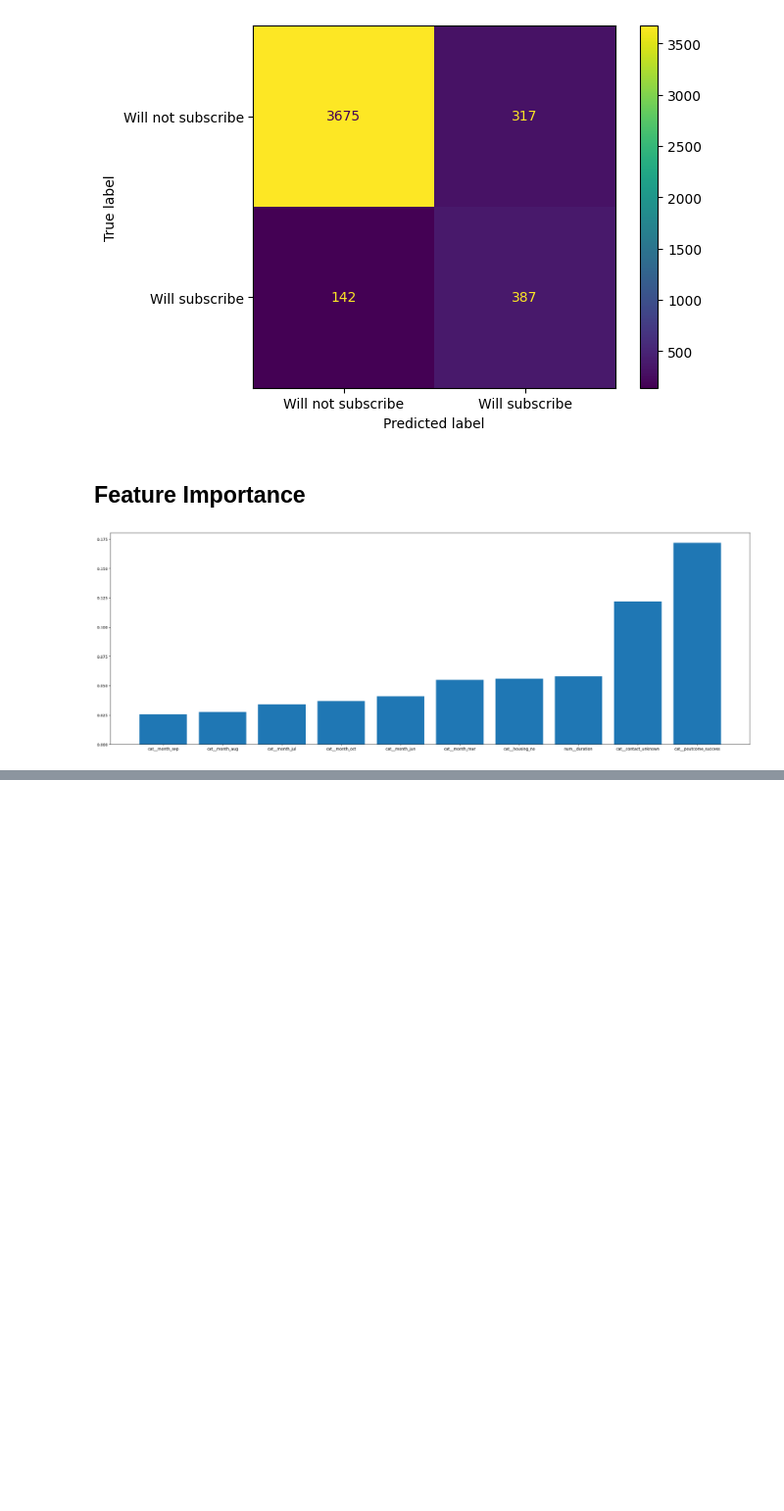
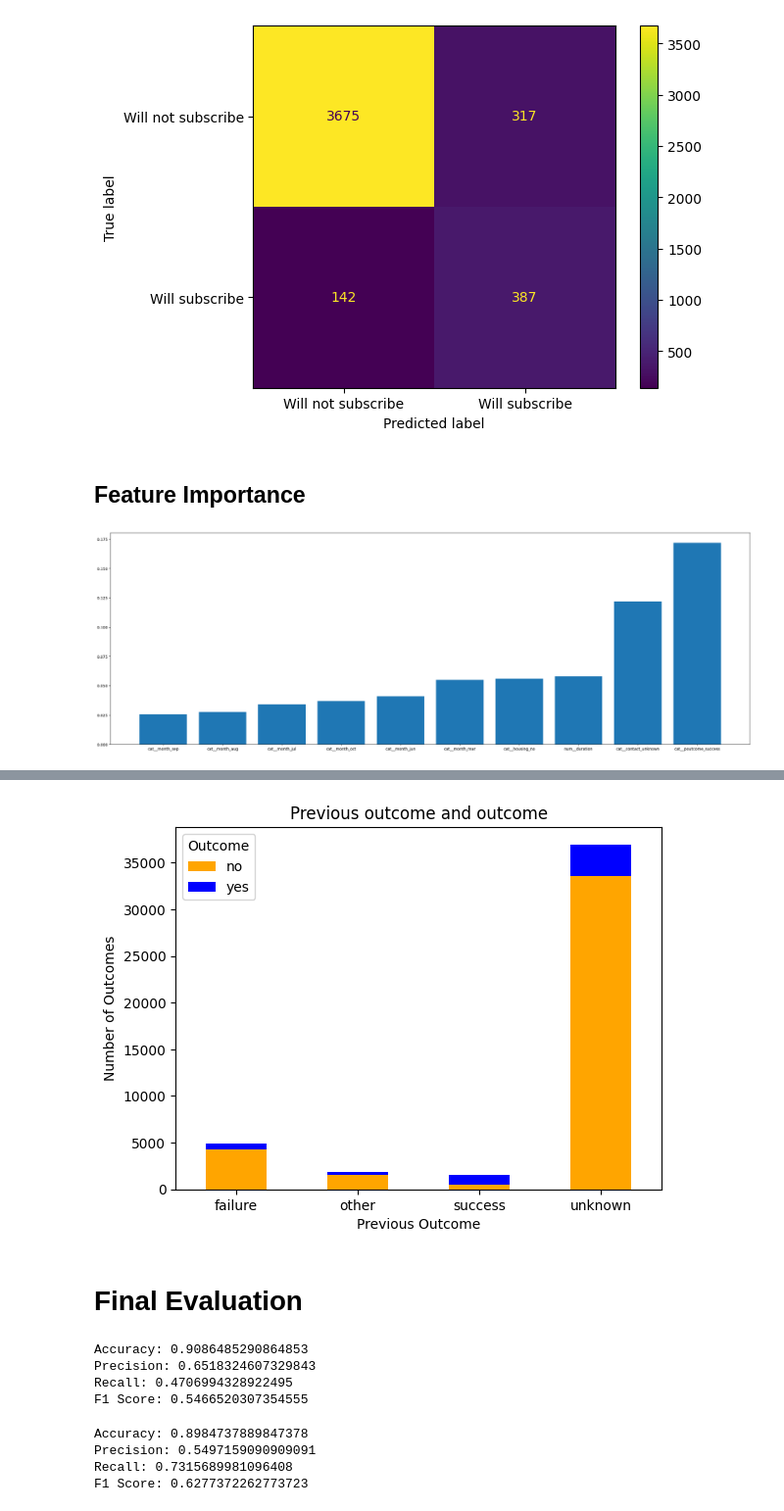
Before and after one commit to SoriyaChan/XGBoost, a Jupyter notebook: XGBClassifer2.ipynb, the cells around one changed output, grey strips where cells are left out. Shown at 98% size. Drawn from its saved outputs; the diff is of its cells as text; code cells hidden in the pictures; blank space fills up the shorter version.

```diff
--- a/XGBClassifer2.ipynb
+++ b/XGBClassifer2.ipynb
@@ -15,10 +17,10 @@ import matplotlib.pyplot as plt
 # %% [markdown]
 # Data
 # %%
-path = "C:/Users/ya/Documents/RUPP/Year 4/Y4S1/Project Practicum/data/train.csv"
+path = "dataset/train.csv"
 df_train = pd.read_csv(path)
 
-path = "C:/Users/ya/Documents/RUPP/Year 4/Y4S1/Project Practicum/data/test.csv"
+path = "dataset/test.csv"
 df_test = pd.read_csv(path)
 # %%
 df_train.info()
@@ -417,12 +418,5 @@ plt.show()
 # %% [output]
 [figure]
 # %%
-# node_params = {'shape': 'box',
-#               'style': 'filled, rounded',
-#               'fillcolor': '#78cbe'}
-# leaf_params = {'shape': 'box',
-#               'style': 'filled',
-#               'fillcolor': '#e48038'}
-# xgb.to_graphviz(model2, num_trees=0,size='0.5,0.5',
-#                 condition_node_params=node_params,
-#                 leaf_node_params=leaf_params)
+contingency_table = pd.crosstab(new_df.poutcome, new_df.y, margins= False)
+contingency_table
@@ -428,0 +430,43 @@ plt.show()
+# %%
+contingency_table.plot(kind='bar', color={'yes': 'blue', 'no': 'orange'}, stacked=True ,rot=0,
+                xlabel='Previous Outcome', ylabel='Number of Outcomes', title='Previous outcome and outcome')
+plt.legend(title='Outcome')
+plt.show()
+# %% [output]
+[figure, added]
+# %% [markdown]
+# Final Evaluation
+# %%
+y_pred = xgbclf1.predict(X_test_transformed)
+
+accuracy = accuracy_score(y_test, y_pred)
+precision = precision_score(y_test, y_pred)
+recall = recall_score(y_test, y_pred)
+f1 = f1_score(y_test, y_pred)
+
+print(f"Accuracy: {accuracy}")
+print(f"Precision: {precision}")
+print(f"Recall: {recall}")
+print(f"F1 Score: {f1}")
+# %% [output]
+Accuracy: 0.9086485290864853
+Precision: 0.6518324607329843
+Recall: 0.4706994328922495
+F1 Score: 0.5466520307354555
+# %%
+y_pred = xgbclf2.predict(X_test_transformed)
+
+accuracy = accuracy_score(y_test, y_pred)
+precision = precision_score(y_test, y_pred)
+recall = recall_score(y_test, y_pred)
+f1 = f1_score(y_test, y_pred)
+
+print(f"Accuracy: {accuracy}")
+print(f"Precision: {precision}")
+print(f"Recall: {recall}")
+print(f"F1 Score: {f1}")
+# %% [output]
+Accuracy: 0.8984737889847378
+Precision: 0.5497159090909091
+Recall: 0.7315689981096408
+F1 Score: 0.6277372262773723
```
Also changed, not shown: parts of 9 cells of this notebook.
